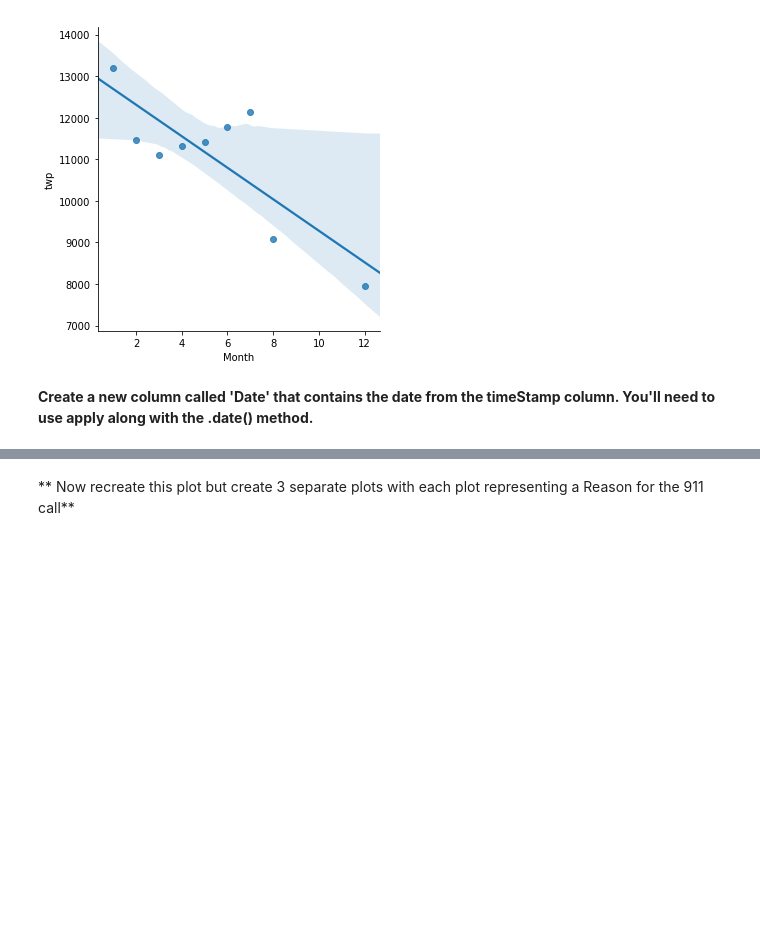
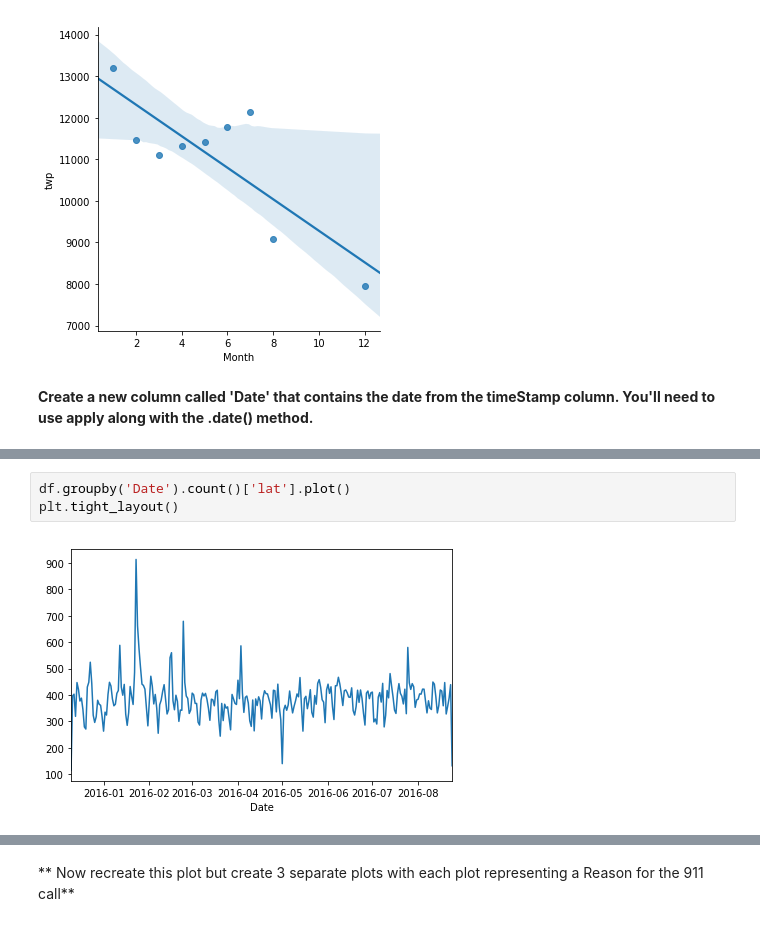
Before and after one commit to edmilsonsgjk/udemy_Data_ML, a Jupyter notebook: 01_911_Calls_Data_Capstone_Project.ipynb, the cells around one changed output, grey strips where cells are left out. Drawn from its saved outputs; the diff is of its cells as text; blank space fills up the shorter version.

```diff
--- a/01_911_Calls_Data_Capstone_Project.ipynb
+++ b/01_911_Calls_Data_Capstone_Project.ipynb
@@ -278,0 +249,5 @@ df.head()
+# %%
+df.groupby('Date').count()['lat'].plot()
+plt.tight_layout()
+# %% [output]
+[figure, added]
```
Also changed, not shown: parts of 22 cells of this notebook.
